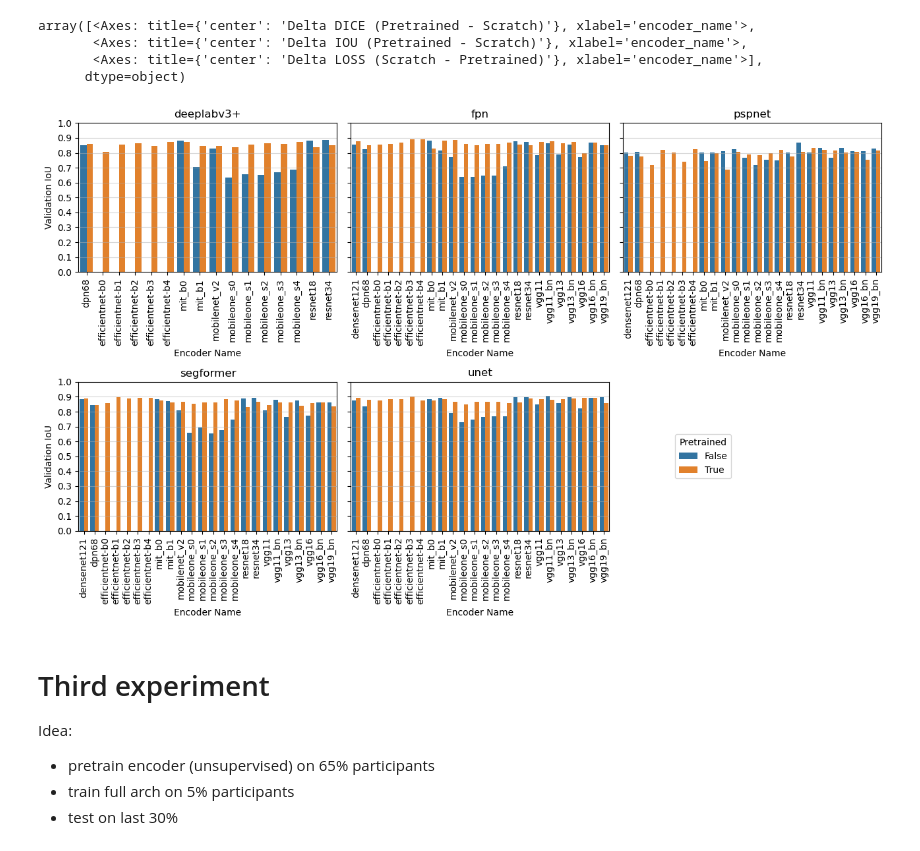
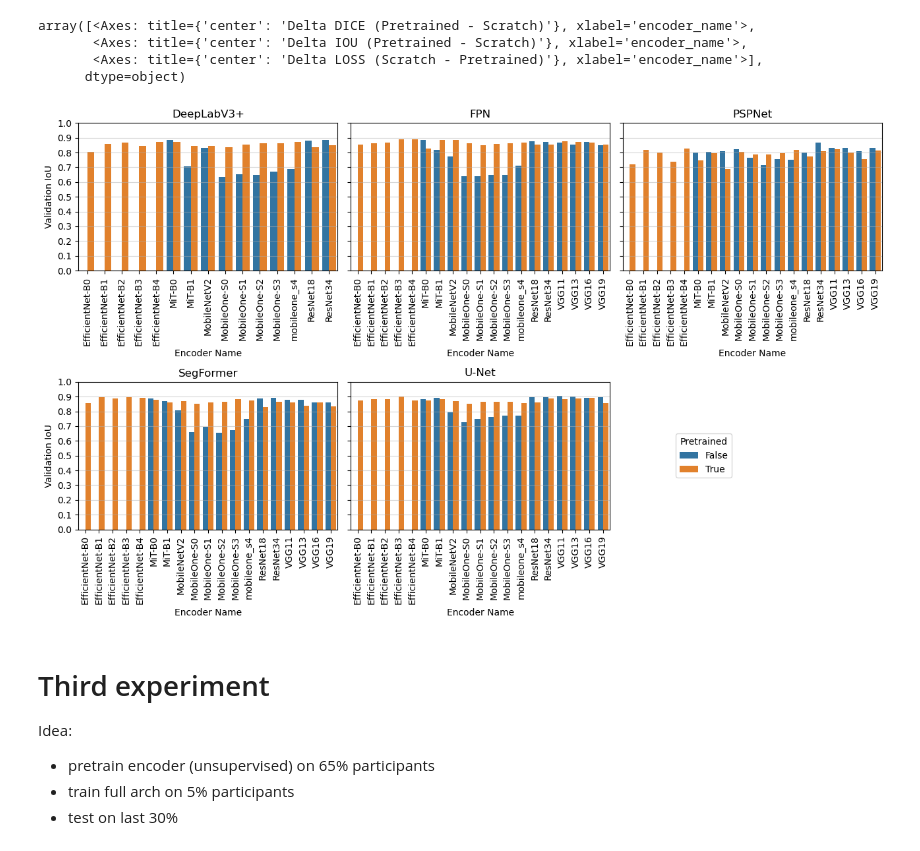
Before and after one commit to Arueris/Segmentation, a Jupyter notebook: analyze_runs.ipynb, the cells around one changed output. Cells and saved outputs as stored; diff of their text form; code cells hidden in the pictures.

```diff
--- a/analyze_runs.ipynb
+++ b/analyze_runs.ipynb
@@ -6,0 +81,16 @@ import pandas as pd
+# %%
+pivot = results_df.pivot_table(index="Architecture", columns="encoder", values="IoU")
+plt.figure(figsize=(20, 6))
+sns.heatmap(pivot, annot=True, fmt=".2f", cmap="RdBu")
+plt.title("IoU Heatmap by Architecture and Encoder")
+plt.xlabel("Encoder")
+plt.ylabel("Architecture")
+plt.show()
+
+pivot = results_df.pivot_table(index="Architecture", columns="encoder", values="Dice")
+plt.figure(figsize=(20, 6))
+sns.heatmap(pivot, annot=True, fmt=".2f", cmap="RdBu")
+plt.title("Dice Heatmap by Architecture and Encoder")
+plt.xlabel("Encoder")
+plt.ylabel("Architecture")
+plt.show()
@@ -228,6 +384,42 @@ array([<Axes: title={'center': 'Delta DICE (Pretrained - Scratch)'}, xlabel='enc
 import seaborn as sns
 import matplotlib.pyplot as plt
 from matplotlib.transforms import ScaledTranslation
+
+rename_architecture = {
+    'unet': 'U-Net',
+    'deeplabv3+': 'DeepLabV3+',
+    'pspnet': 'PSPNet',
+    'fpn': 'FPN',
+    'segformer': 'SegFormer',
+}
+results_df["arch"] = results_df["arch"].replace(rename_architecture)
+
+exculded_encoders = ["vgg11", "vgg13", "vgg16", "vgg19", "dpn68", "densenet121", "densenet169", "densenet201", "densenet161", "resnet50", "resnet101", "resnet152"]
+results_df = results_df[~results_df["encoder_name"].isin(exculded_encoders)].copy()
+
+rename_encoder = {
+    'efficientnet-b0': 'EfficientNet-B0',
+    'efficientnet-b1': 'EfficientNet-B1',
+    'efficientnet-b2': 'EfficientNet-B2',
+    'efficientnet-b3': 'EfficientNet-B3',
+    'efficientnet-b4': 'EfficientNet-B4',
+    'mit_b0': 'MiT-B0',
+    'mit_b1': 'MiT-B1',
+    'mobilenet_v2': 'MobileNetV2',
+    'resnet18': 'ResNet18',
+    'resnet34': 'ResNet34',
+    'mobileone_s0': 'MobileOne-S0',
+    'mobileone_s1': 'MobileOne-S1',
+    'mobileone_s2': 'MobileOne-S2',
+    'mobileone_s3': 'MobileOne-S3',
+    'vgg11_bn': 'VGG11',
+    'vgg13_bn': 'VGG13',
+    'vgg16_bn': 'VGG16',
+    'vgg19_bn': 'VGG19'
+}
+results_df["encoder_name"] = results_df["encoder_name"].replace(rename_encoder)
+
+
 
 archs = results_df["arch"].unique()
 
@@ -248,34 +440,34 @@ for i, architecture in enumerate(archs):
     sns.barplot(data=results_arch, x="encoder_name", y="val_iou", hue="pretrained", ax=axs[i])
     axs[i].set_title(f"{architecture}")
     axs[i].set_xlabel("Encoder Name")
     axs[i].set_ylabel("Validation IoU")
     axs[i].set_ylim(0, 1)
     axs[i].set_yticks([i / 10 for i in range(11)])
     axs[i].tick_params(axis="x", rotation=90)
     axs[i].grid(axis="y", alpha=0.5)
 
     # Keep a single shared legend; position it with a fixed pixel offset.
     if axs[i].legend_ is not None:
         if i == legend_target_idx:
             px_offset = ScaledTranslation(legend_x_offset_px / fig.dpi, 0, fig.dpi_scale_trans)
             legend = axs[i].legend(
                 title="Pretrained",
                 loc="center left",
                 bbox_to_anchor=(1.0, 0.5),
                 bbox_transform=axs[i].transAxes + px_offset,
                 borderaxespad=0,
             )
             # Prevent tight_layout from resizing subplots because of the legend.
             legend.set_in_layout(False)
         else:
             axs[i].legend_.remove()
 if i < len(axs) - 1:
     for j in range(i + 1, len(axs)):
         axs[j].axis("off")
 plt.tight_layout()
 plt.show()
 # %% [output]
-[figure, old version]
+[figure, new version]
 # %% [markdown]
 # Third experiment
 
```
Also changed, not shown: parts of 5 cells of this notebook, 4 other files.
